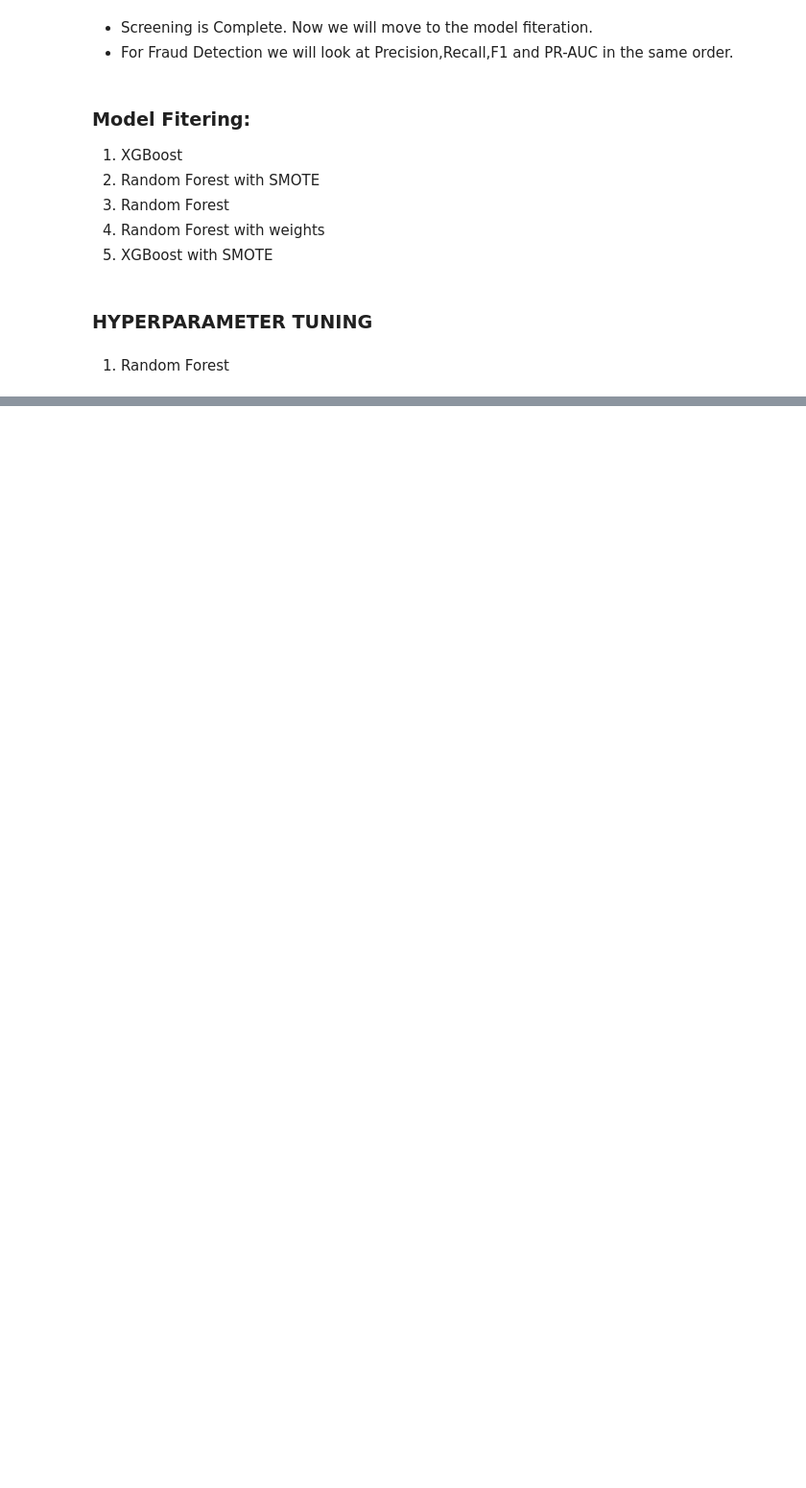
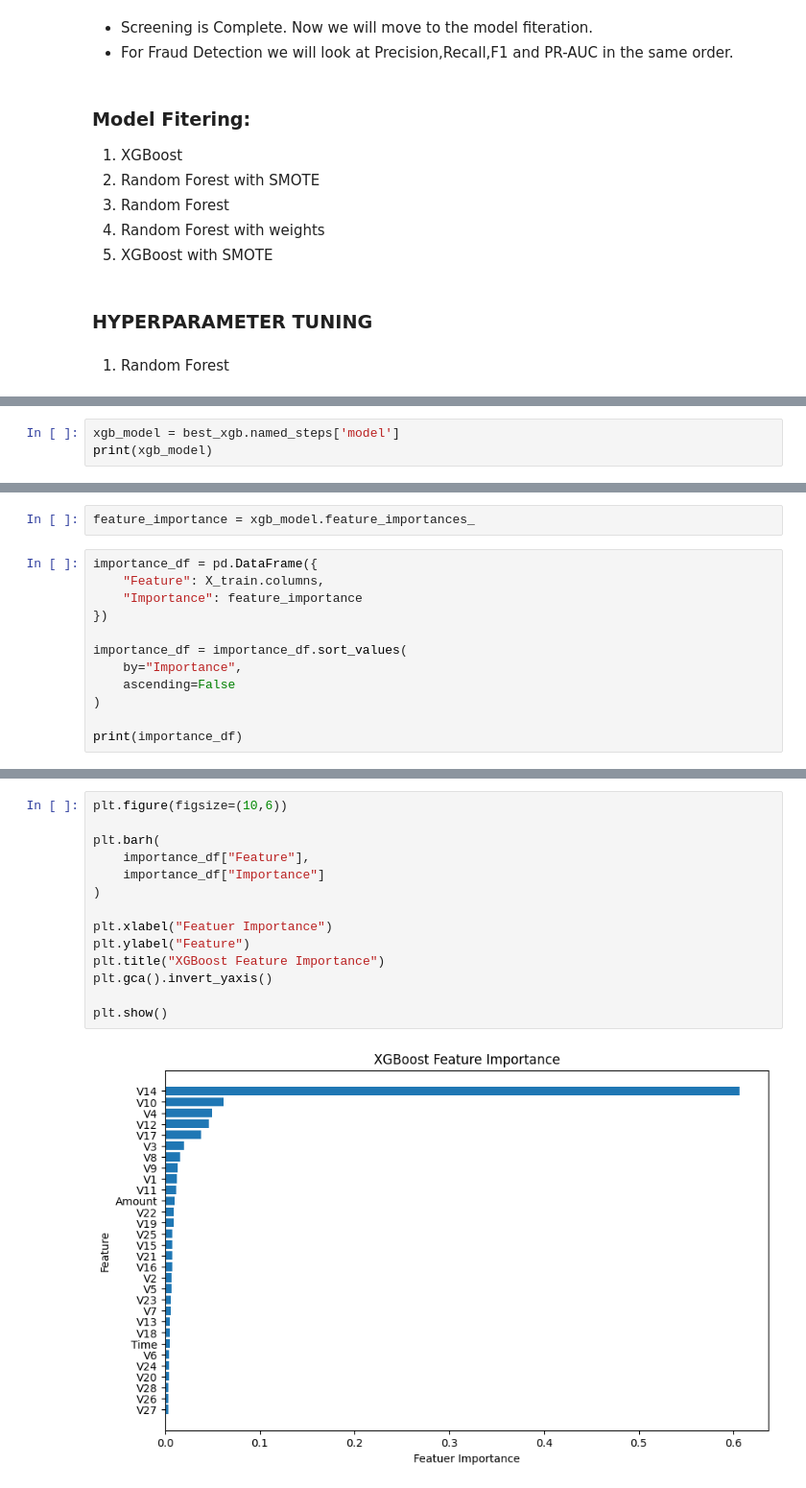
Before and after one commit to Wajahath-Zaman/Supervised-ML-CreditCardFraudPrediction, a Jupyter notebook: creditCardFraudPrediction.ipynb, the cells around one changed output, grey strips where cells are left out. Shown at 96% size. Cells and saved outputs as stored; diff of their text form; blank space fills up the shorter version.

```diff
--- a/creditCardFraudPrediction.ipynb
+++ b/creditCardFraudPrediction.ipynb
@@ -758,0 +1211,3 @@ KeyboardInterrupt:
+# %%
+xgb_model = best_xgb.named_steps['model']
+print(xgb_model)
@@ -758,0 +1231,14 @@ KeyboardInterrupt:
+# %%
+feature_importance = xgb_model.feature_importances_
+# %%
+importance_df = pd.DataFrame({
+    "Feature": X_train.columns,
+    "Importance": feature_importance
+})
+
+importance_df = importance_df.sort_values(
+    by="Importance",
+    ascending=False
+)
+
+print(importance_df)
@@ -758,0 +1263,16 @@ KeyboardInterrupt:
+# %%
+plt.figure(figsize=(10,6))
+
+plt.barh(
+    importance_df["Feature"],
+    importance_df["Importance"]
+)
+
+plt.xlabel("Featuer Importance")
+plt.ylabel("Feature")
+plt.title("XGBoost Feature Importance")
+plt.gca().invert_yaxis()
+
+plt.show()
+# %% [output]
+[figure, added]
```
Also changed, not shown: parts of 90 cells of this notebook, 1 other file.
